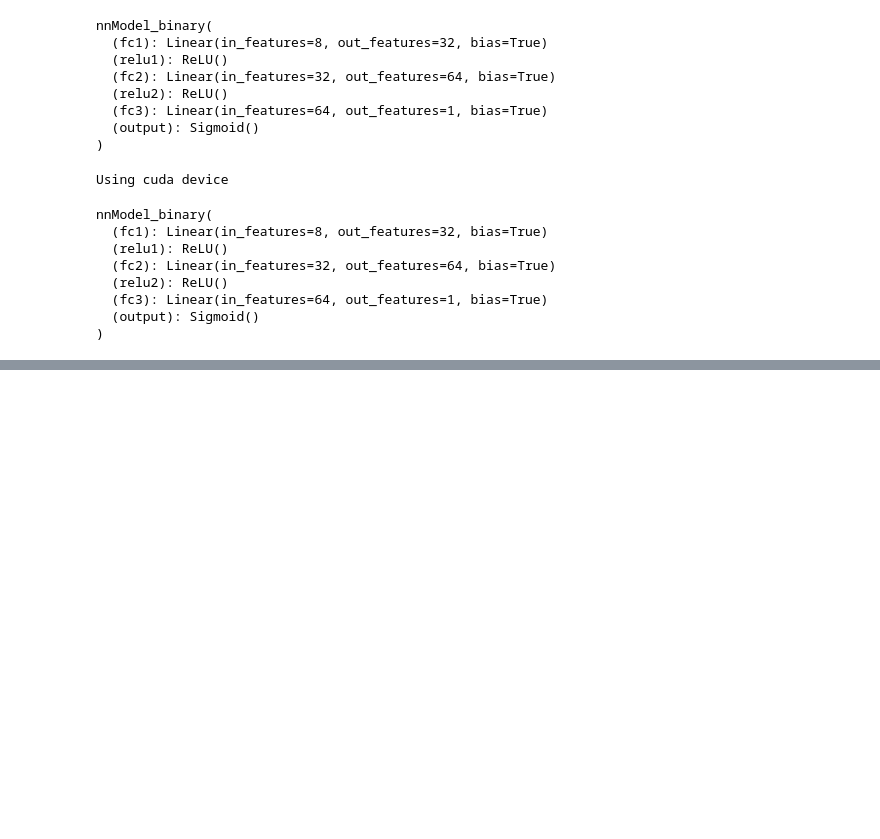
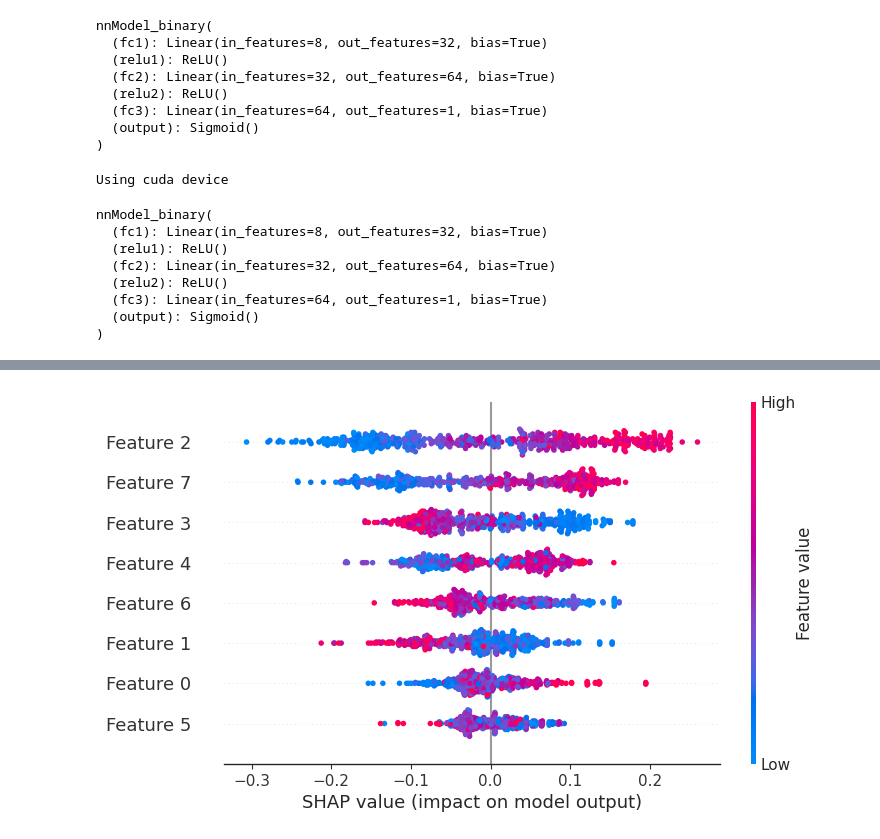
Before and after one commit to jinrumiao/Prediction-of-quality-of-Wine, a Jupyter notebook: 專題實作_02：紅酒品質預測.ipynb, the cells around one changed output, grey strips where cells are left out. Cells and saved outputs as stored; diff of their text form; code cells hidden in the pictures; blank space fills up the shorter version.

```diff
--- a/專題實作_02：紅酒品質預測.ipynb
+++ b/專題實作_02：紅酒品質預測.ipynb
@@ -911,0 +996,4 @@ plt.show()
+# %%
+shap.plots.beeswarm(shap_object[:, :, 1])
+# %% [output]
+[figure, added]
```
Also changed, not shown: parts of 40 cells of this notebook.
